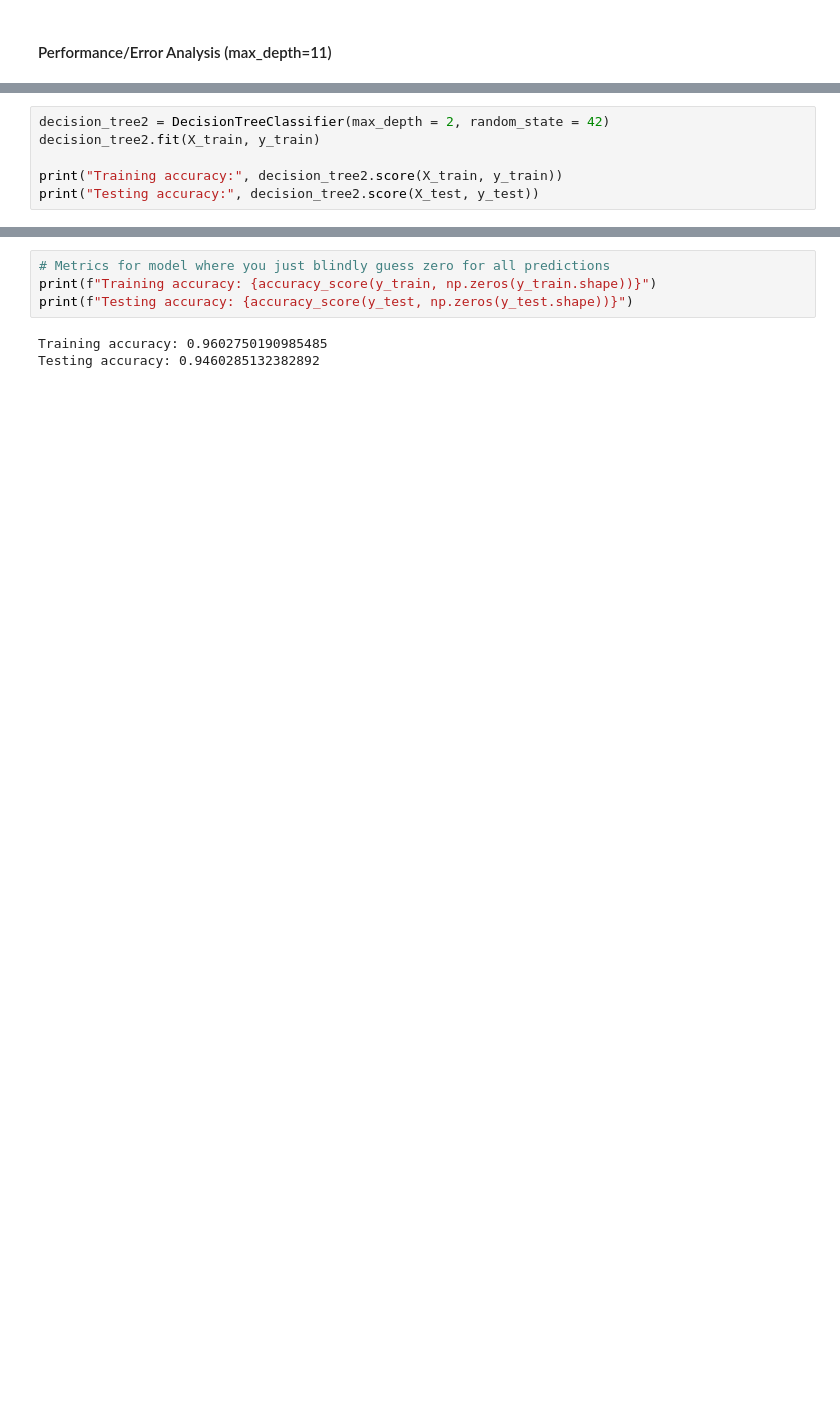
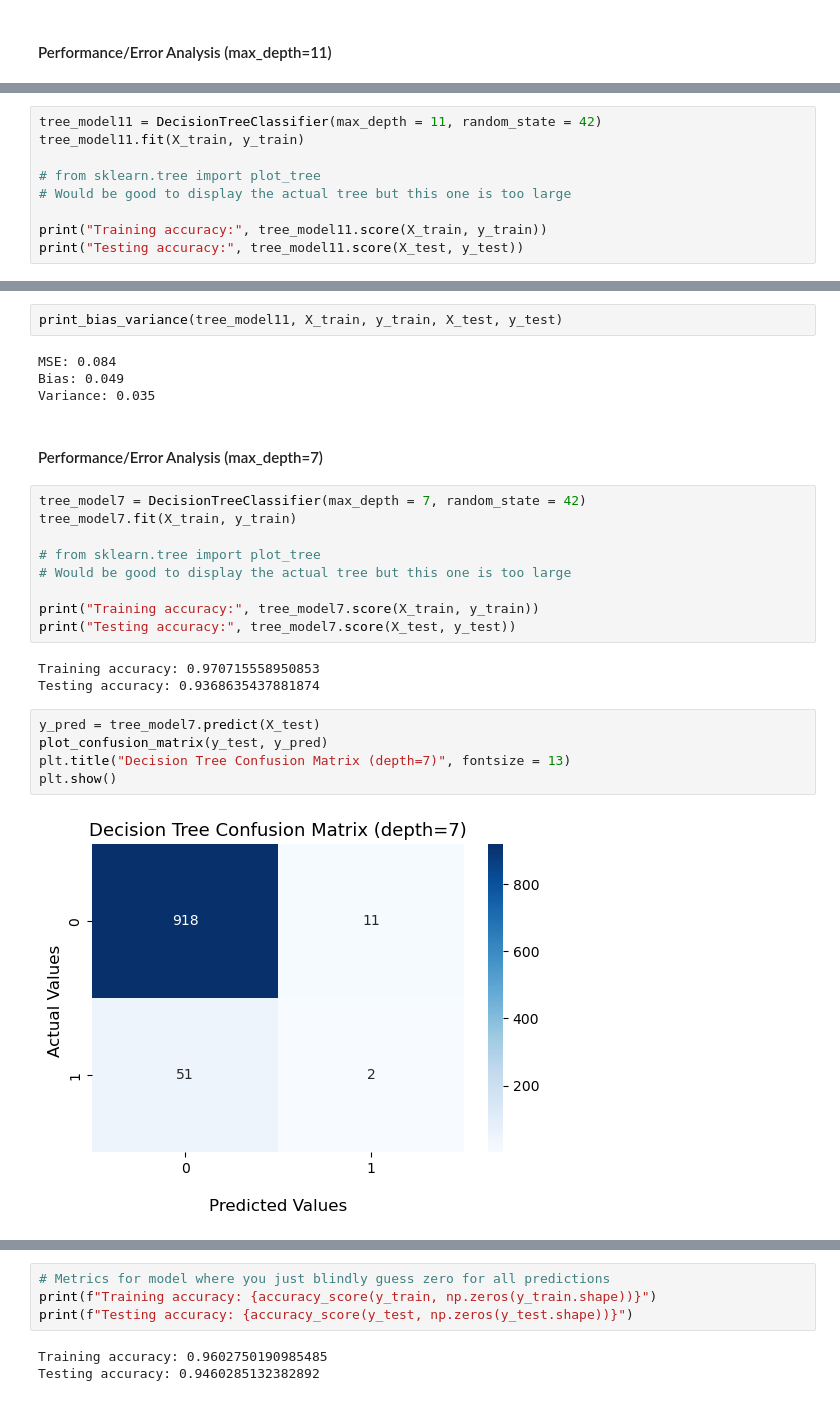
Before and after one commit to kary5678/INDE-577, a Jupyter notebook: supervised-learning/class_exercise_3-31/stroke_classifier.ipynb, the cells around one changed output, grey strips where cells are left out. Drawn from its saved outputs; the diff is of its cells as text; blank space fills up the shorter version.

```diff
--- a/supervised-learning/class_exercise_3-31/stroke_classifier.ipynb
+++ b/supervised-learning/class_exercise_3-31/stroke_classifier.ipynb
@@ -365,6 +343,0 @@ Variance: 0.035
-# %%
-decision_tree2 = DecisionTreeClassifier(max_depth = 2, random_state = 42)
-decision_tree2.fit(X_train, y_train)
-
-print("Training accuracy:", decision_tree2.score(X_train, y_train))
-print("Testing accuracy:", decision_tree2.score(X_test, y_test))
@@ -409,0 +344,9 @@ Specifically, we want a low type II error. It is much more dangerous to diagnose
+# %%
+tree_model11 = DecisionTreeClassifier(max_depth = 11, random_state = 42)
+tree_model11.fit(X_train, y_train)
+
+# from sklearn.tree import plot_tree
+# Would be good to display the actual tree but this one is too large
+
+print("Training accuracy:", tree_model11.score(X_train, y_train))
+print("Testing accuracy:", tree_model11.score(X_test, y_test))
@@ -409,0 +363,27 @@ Specifically, we want a low type II error. It is much more dangerous to diagnose
+# %%
+print_bias_variance(tree_model11, X_train, y_train, X_test, y_test)
+# %% [output]
+MSE: 0.084
+Bias: 0.049
+Variance: 0.035
+# %% [markdown]
+#### Performance/Error Analysis (max_depth=7)
+# %%
+tree_model7 = DecisionTreeClassifier(max_depth = 7, random_state = 42)
+tree_model7.fit(X_train, y_train)
+
+# from sklearn.tree import plot_tree
+# Would be good to display the actual tree but this one is too large
+
+print("Training accuracy:", tree_model7.score(X_train, y_train))
+print("Testing accuracy:", tree_model7.score(X_test, y_test))
+# %% [output]
+Training accuracy: 0.970715558950853
+Testing accuracy: 0.9368635437881874
+# %%
+y_pred = tree_model7.predict(X_test)
+plot_confusion_matrix(y_test, y_pred)
+plt.title("Decision Tree Confusion Matrix (depth=7)", fontsize = 13)
+plt.show()
+# %% [output]
+[figure, added]
```
Also changed, not shown: parts of 65 cells of this notebook.
